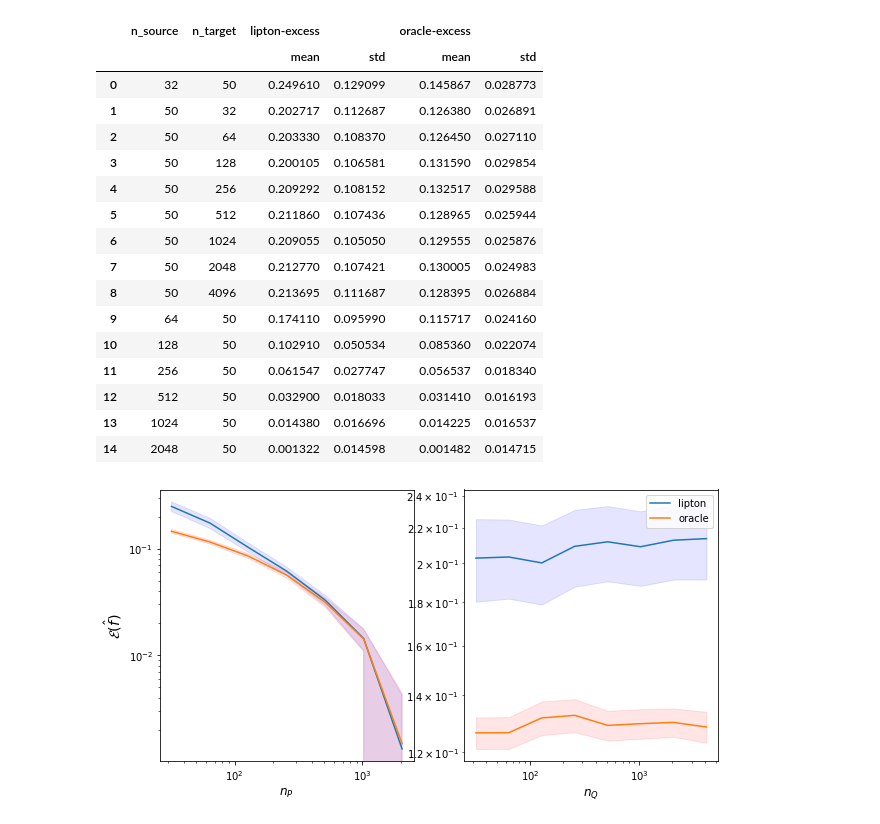
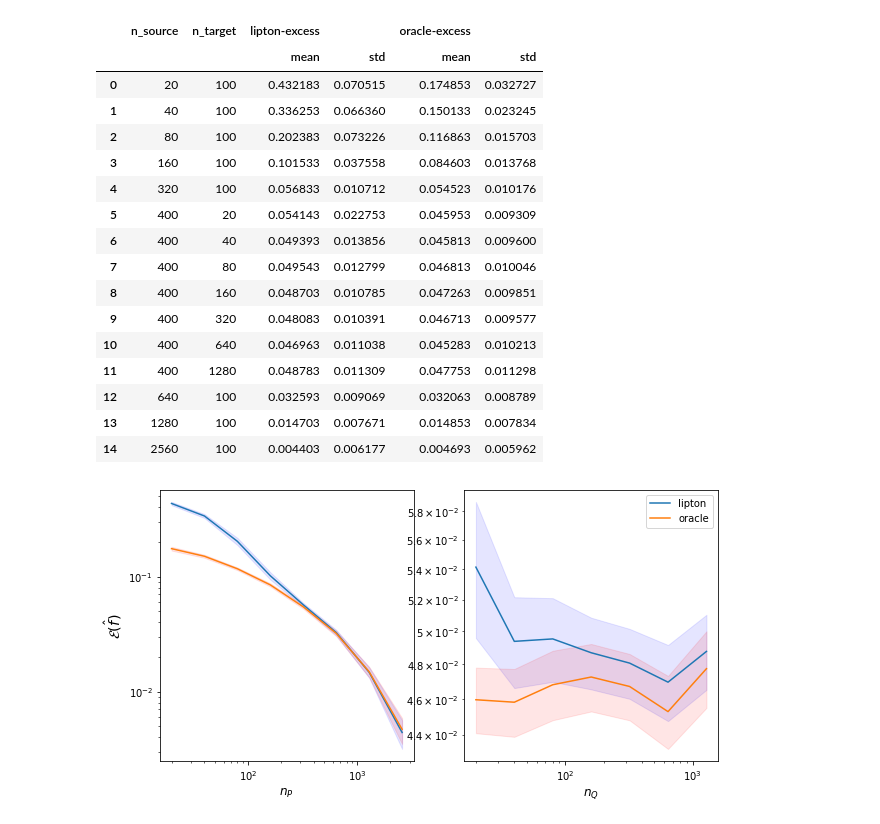
Before and after one commit to smaityumich/label-shift, a Jupyter notebook: plots.ipynb, the cells around one changed output. Saved outputs shown, nothing was run; the diff lists cells and outputs as text; code cells hidden in the pictures.

```diff
--- a/plots.ipynb
+++ b/plots.ipynb
@@ -14,10 +14,10 @@ dict_list = [eval(d) for d in out]
 df = pd.DataFrame(dict_list)
 print(type(df))
 df = df.loc[df['labeled']==False]
-df['bayes_error'] = np.mean(df['bayes_error'])
-const = 0.005
-df['lipton-excess'] = (df['lipton'] - df['bayes_error']).astype('float32') + const
-df['oracle-excess'] = (df['oracle'] - df['bayes_error']).astype('float32') + const
+const = 0.029
+df['bayes_error'] = np.mean(df['bayes_error']) - const
+df['lipton-excess'] = (df['lipton'] - df['bayes_error']).astype('float32')
+df['oracle-excess'] = (df['oracle'] - df['bayes_error']).astype('float32')
 df.dtypes
 # %% [output]
 <class 'pandas.core.frame.DataFrame'>
@@ -47,53 +47,53 @@ result
 # %% [output]
 |  | n_source | n_target | lipton-excess |  | oracle-excess |  |
 |  |  |  | mean | std | mean | std |
-| 0 | 32 | 50 | 0.249610 | 0.129099 | 0.145867 | 0.028773 |
-| 1 | 50 | 32 | 0.202717 | 0.112687 | 0.126380 | 0.026891 |
-| 2 | 50 | 64 | 0.203330 | 0.108370 | 0.126450 | 0.027110 |
-| 3 | 50 | 128 | 0.200105 | 0.106581 | 0.131590 | 0.029854 |
-| 4 | 50 | 256 | 0.209292 | 0.108152 | 0.132517 | 0.029588 |
-| 5 | 50 | 512 | 0.211860 | 0.107436 | 0.128965 | 0.025944 |
-| 6 | 50 | 1024 | 0.209055 | 0.105050 | 0.129555 | 0.025876 |
-| 7 | 50 | 2048 | 0.212770 | 0.107421 | 0.130005 | 0.024983 |
-| 8 | 50 | 4096 | 0.213695 | 0.111687 | 0.128395 | 0.026884 |
-| 9 | 64 | 50 | 0.174110 | 0.095990 | 0.115717 | 0.024160 |
-| 10 | 128 | 50 | 0.102910 | 0.050534 | 0.085360 | 0.022074 |
-| 11 | 256 | 50 | 0.061547 | 0.027747 | 0.056537 | 0.018340 |
-| 12 | 512 | 50 | 0.032900 | 0.018033 | 0.031410 | 0.016193 |
-| 13 | 1024 | 50 | 0.014380 | 0.016696 | 0.014225 | 0.016537 |
-| 14 | 2048 | 50 | 0.001322 | 0.014598 | 0.001482 | 0.014715 |
+| 0 | 20 | 100 | 0.432183 | 0.070515 | 0.174853 | 0.032727 |
+| 1 | 40 | 100 | 0.336253 | 0.066360 | 0.150133 | 0.023245 |
+| 2 | 80 | 100 | 0.202383 | 0.073226 | 0.116863 | 0.015703 |
+| 3 | 160 | 100 | 0.101533 | 0.037558 | 0.084603 | 0.013768 |
+| 4 | 320 | 100 | 0.056833 | 0.010712 | 0.054523 | 0.010176 |
+| 5 | 400 | 20 | 0.054143 | 0.022753 | 0.045953 | 0.009309 |
+| 6 | 400 | 40 | 0.049393 | 0.013856 | 0.045813 | 0.009600 |
+| 7 | 400 | 80 | 0.049543 | 0.012799 | 0.046813 | 0.010046 |
+| 8 | 400 | 160 | 0.048703 | 0.010785 | 0.047263 | 0.009851 |
+| 9 | 400 | 320 | 0.048083 | 0.010391 | 0.046713 | 0.009577 |
+| 10 | 400 | 640 | 0.046963 | 0.011038 | 0.045283 | 0.010213 |
+| 11 | 400 | 1280 | 0.048783 | 0.011309 | 0.047753 | 0.011298 |
+| 12 | 640 | 100 | 0.032593 | 0.009069 | 0.032063 | 0.008789 |
+| 13 | 1280 | 100 | 0.014703 | 0.007671 | 0.014853 | 0.007834 |
+| 14 | 2560 | 100 | 0.004403 | 0.006177 | 0.004693 | 0.005962 |
 # %%
-result1 = result.loc[result['n_target'] == 50]
+result1 = result.loc[result['n_target'] == 100]
 fig, ax = plt.subplots(1, 2, figsize = (10, 5))
 n, mean, std = result1['n_source'], result1['lipton-excess']['mean'], result1['lipton-excess']['std']
 mean_o, std_o = result1['oracle-excess']['mean'], result1['oracle-excess']['std']
 l1 = ax[0].plot(n,mean)
 l2 = ax[0].plot(n,mean_o)
 ax[0].fill_between(n, (mean-2 * std/10), (mean+2 * std/10), color='b', alpha=.1)
 ax[0].fill_between(n, (mean_o-2 * std_o/10), (mean_o+2 * std_o/10), color='r', alpha=.1)
 ax[0].set_yscale('log')
 ax[0].set_xscale('log')
 ax[0].set_ylabel('$\\mathcal{E}(\\hat f)$', size = 'x-large')
 ax[0].set_xlabel('$n_P$', size = 'large')
 
-result2 = result.loc[result['n_source'] == 50]
+result2 = result.loc[result['n_source'] == 400]
 
 n, mean, std = result2['n_target'], result2['lipton-excess']['mean'], result2['lipton-excess']['std']
 mean_o, std_o = result2['oracle-excess']['mean'], result2['oracle-excess']['std']
 ax[1].plot(n,mean)
 ax[1].plot(n,mean_o)
 ax[1].fill_between(n, (mean-2 * std/10), (mean+2 * std/10), color='b', alpha=.1)
 ax[1].fill_between(n, (mean_o-2 * std_o/10), (mean_o+2 * std_o/10), color='r', alpha=.1)
 ax[1].set_yscale('log')
 ax[1].set_xscale('log')
 #ax[1].set_ylabel('$\\mathcal{E}(\\hat f)$', size = 'x-large')
 ax[1].set_xlabel('$n_Q$', size = 'large')
 #plt.legend(['lipton', 'oracle'], loc = 'bottom')
 
 plt.legend(('lipton', 'oracle'), loc='middle left')
 plt.show()
 # %% [output]
-[figure, old version]
+[figure, new version]
 # %%
 exp = 'results.txt'
 with open(exp) as fh:
```
Also changed, not shown: parts of 3 cells of this notebook, 6 other files.
